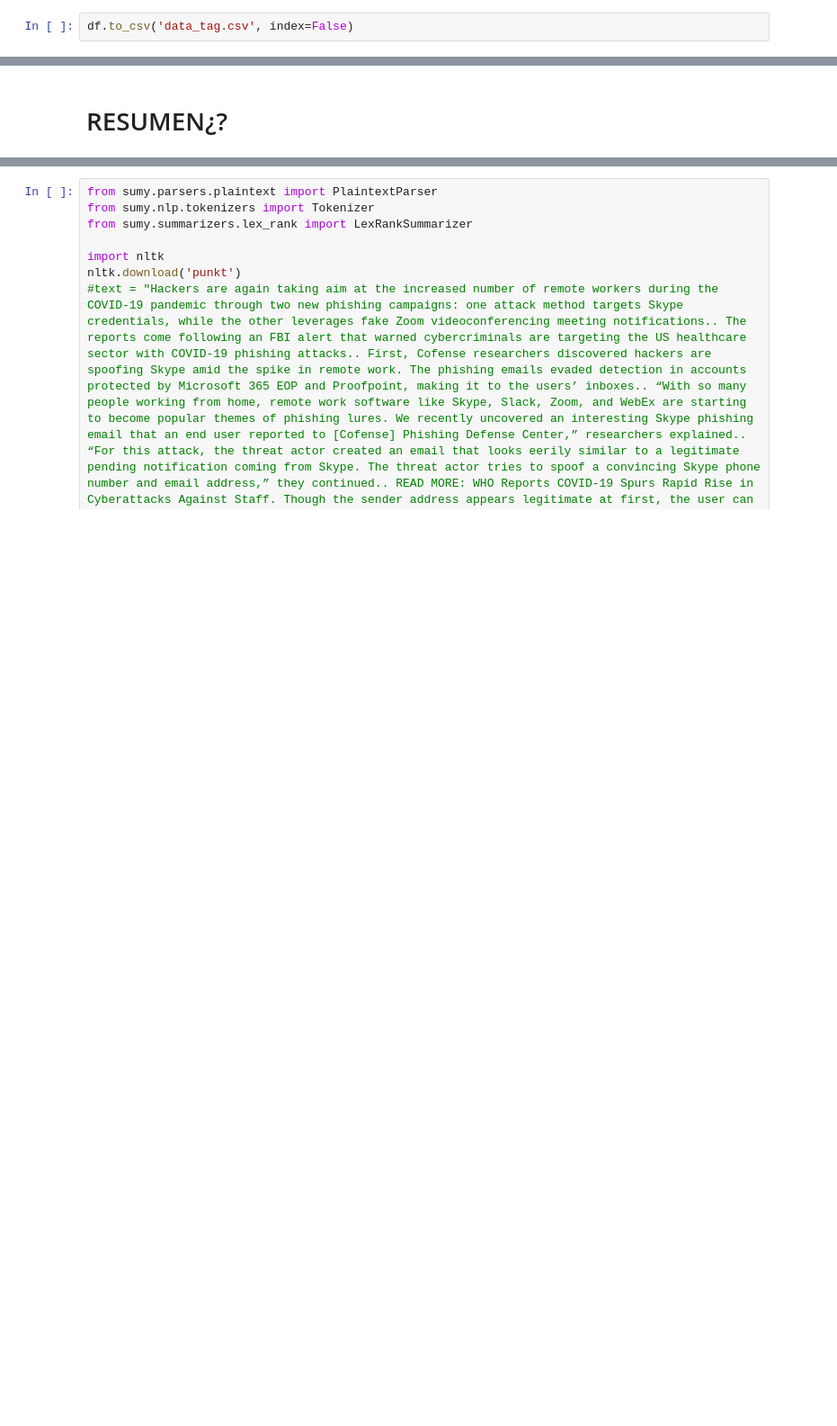
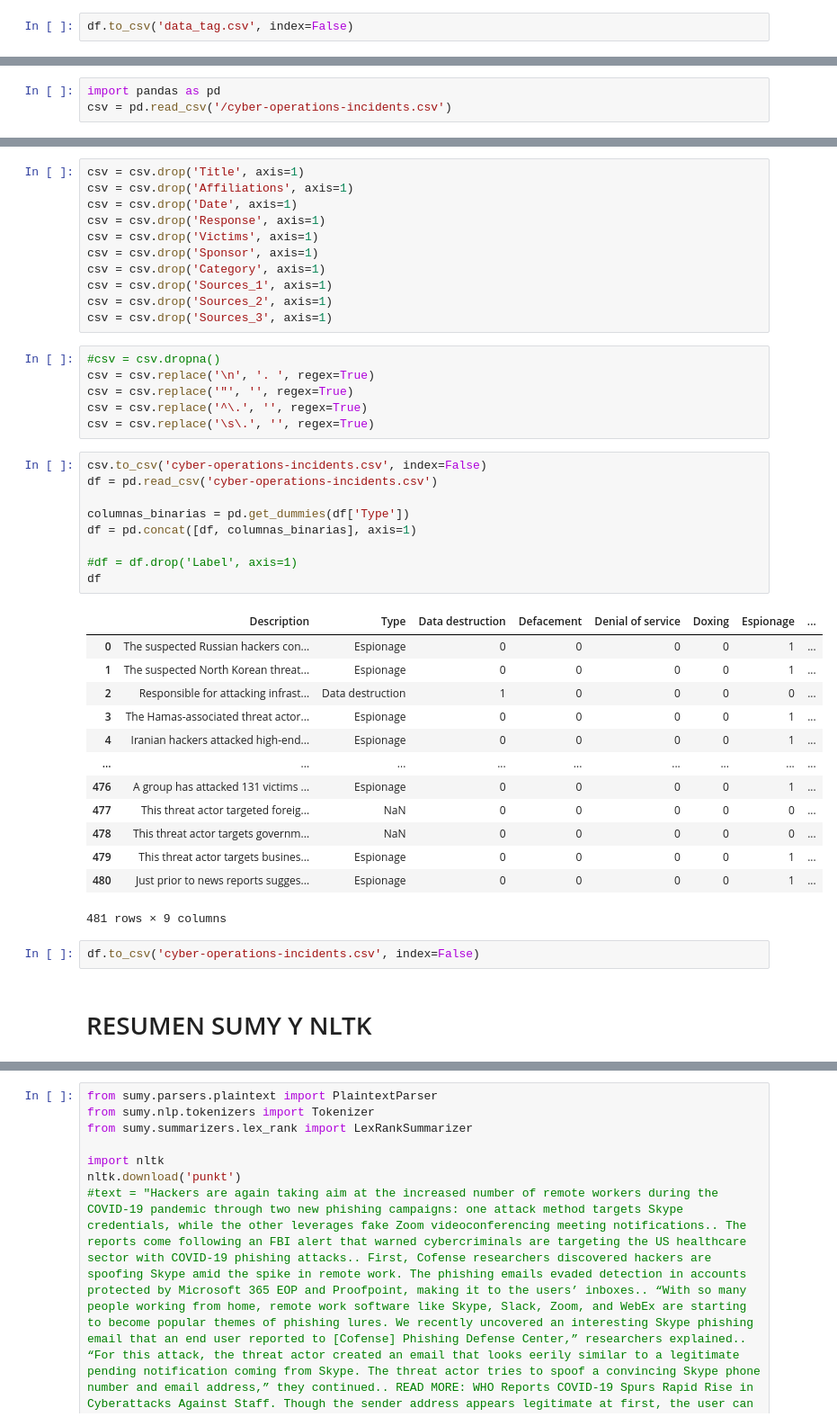
Before and after one commit to agarcf15/PRACTICAS, a Jupyter notebook: DATASET.ipynb, the cells around one changed output, grey strips where cells are left out. Shown at 90% size. Drawn from its saved outputs; the diff is of its cells as text; blank space fills up the shorter version.

```diff
--- a/DATASET.ipynb
+++ b/DATASET.ipynb
@@ -339,0 +221,3 @@ df.to_csv('data_tag.csv', index=False)
+# %%
+import pandas as pd
+csv = pd.read_csv('/cyber-operations-incidents.csv')
@@ -340,5 +240,47 @@ df.to_csv('data_tag.csv', index=False)
+# %%
+csv = csv.drop('Title', axis=1)
+csv = csv.drop('Affiliations', axis=1)
+csv = csv.drop('Date', axis=1)
+csv = csv.drop('Response', axis=1)
+csv = csv.drop('Victims', axis=1)
+csv = csv.drop('Sponsor', axis=1)
+csv = csv.drop('Category', axis=1)
+csv = csv.drop('Sources_1', axis=1)
+csv = csv.drop('Sources_2', axis=1)
+csv = csv.drop('Sources_3', axis=1)
+# %%
+#csv = csv.dropna()
+csv = csv.replace('\n', '. ', regex=True)
+csv = csv.replace('"', '', regex=True)
+csv = csv.replace('^\.', '', regex=True)
+csv = csv.replace('\s\.', '', regex=True)
+# %%
+csv.to_csv('cyber-operations-incidents.csv', index=False)
+df = pd.read_csv('cyber-operations-incidents.csv')
+
+columnas_binarias = pd.get_dummies(df['Type'])
+df = pd.concat([df, columnas_binarias], axis=1)
+
+#df = df.drop('Label', axis=1)
+df
+# %% [output]
+|  | Description | Type | Data destruction | Defacement | Denial of service | Doxing | Espionage | ... |
+| 0 | The suspected Russian hackers con... | Espionage | 0 | 0 | 0 | 0 | 1 | ... |
+| 1 | The suspected North Korean threat... | Espionage | 0 | 0 | 0 | 0 | 1 | ... |
+| 2 | Responsible for attacking infrast... | Data destruction | 1 | 0 | 0 | 0 | 0 | ... |
+| 3 | The Hamas-associated threat actor... | Espionage | 0 | 0 | 0 | 0 | 1 | ... |
+| 4 | Iranian hackers attacked high-end... | Espionage | 0 | 0 | 0 | 0 | 1 | ... |
+| ... | ... | ... | ... | ... | ... | ... | ... | ... |
+| 476 | A group has attacked 131 victims ... | Espionage | 0 | 0 | 0 | 0 | 1 | ... |
+| 477 | This threat actor targeted foreig... | NaN | 0 | 0 | 0 | 0 | 0 | ... |
+| 478 | This threat actor targets governm... | NaN | 0 | 0 | 0 | 0 | 0 | ... |
+| 479 | This threat actor targets busines... | Espionage | 0 | 0 | 0 | 0 | 1 | ... |
+| 480 | Just prior to news reports sugges... | Espionage | 0 | 0 | 0 | 0 | 1 | ... |
+481 rows × 9 columns
+# %%
+df.to_csv('cyber-operations-incidents.csv', index=False)
 # %% [markdown]
-# RESUMEN¿?
+# RESUMEN SUMY Y NLTK
 # %%
 %pip install sumy
 # %% [output]
```
Also changed, not shown: parts of 35 cells of this notebook, 1 other file.
